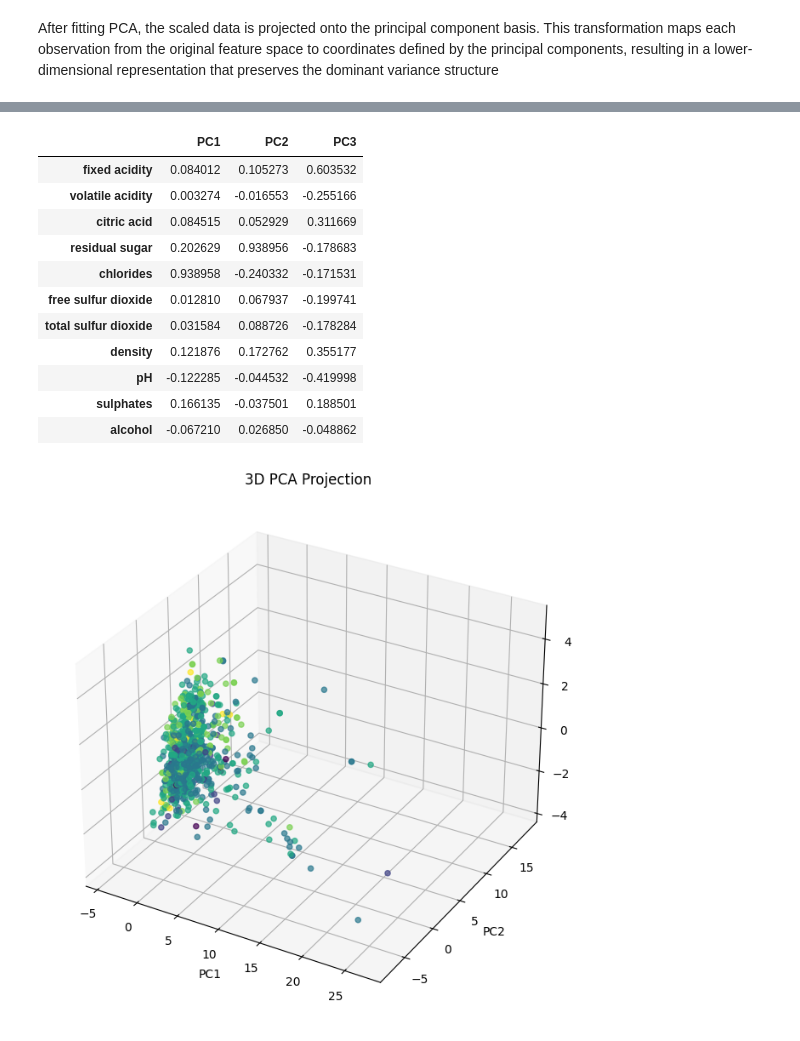
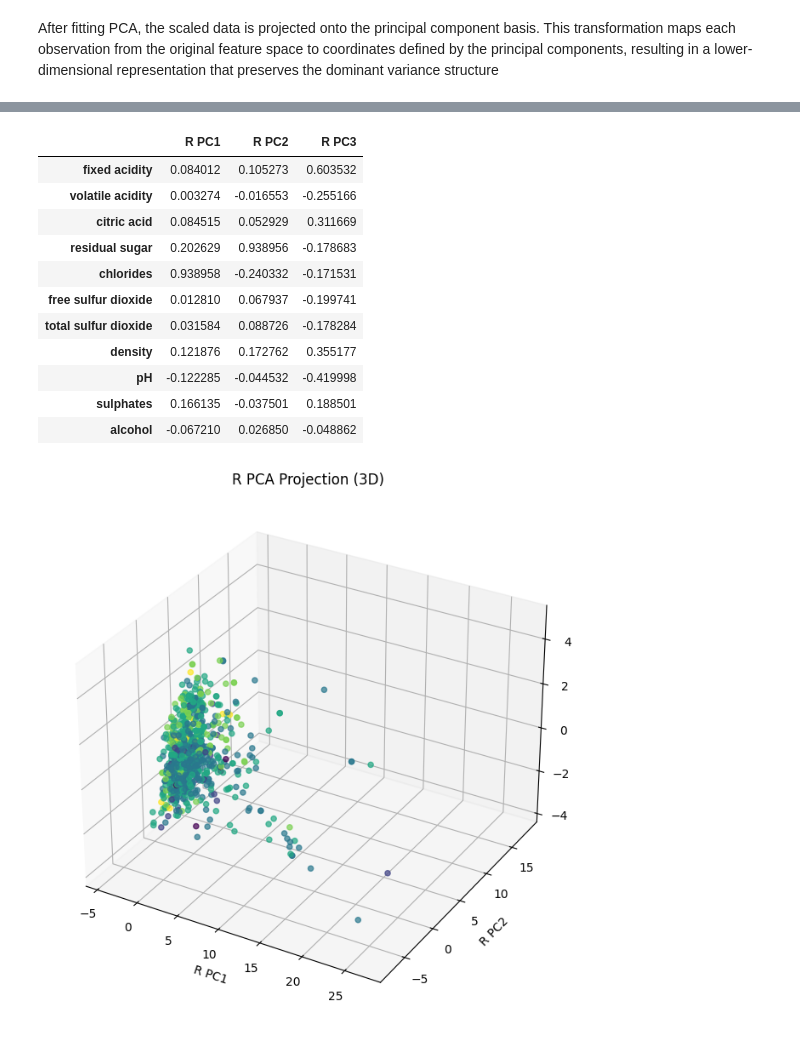
Before and after one commit to Leop-SR/Intrinsic-vs-Projected-Neighbors, a Jupyter notebook: notebooks/03_pca_geometry.ipynb, the cells around one changed output, grey strips where cells are left out. Drawn from its saved outputs; the diff is of its cells as text; code cells hidden in the pictures.

```diff
--- a/notebooks/03_pca_geometry.ipynb
+++ b/notebooks/03_pca_geometry.ipynb
@@ -22,4 +15,4 @@ df.head()
 # %%
 quality = df['quality']
-df_scaled = robust_scaling(df.drop(['quality', 'Id'], axis=1))
-df_scaled
+df_robust_scaled = robust_scaling(df.drop(['quality', 'Id'], axis=1))
+df_standard_scaled = standarization(df.drop(['quality','Id'], axis=1))
@@ -41,11 +20,13 @@ df_scaled
 Before applying PCA, the target variable (quality) was separated from the dataset. Since PCA operates exclusively on the feature space and is an unsupervised linear transformation, only the scaled features were used for dimensionality reduction.
 # %%
 from sklearn.decomposition import PCA
-pca_2d = PCA(n_components=2)
+pca_2d_rob= PCA(n_components=2)
+pca_2d_std = PCA(n_components=2)
 # %% [markdown]
 To analyze the geometric behavior or PCA, we define first a PCA transformation with two principal components. This allow us to study how the original feature space is projected onto a lower-dimensional orthogonal subespace.
 # %%
-pca_2d.fit(df_scaled)
+pca_2d_rob.fit(df_robust_scaled)
+pca_2d_std.fit(df_standard_scaled)
 # %% [output]
 PCA(n_components=2)
 # %% [markdown]
@@ -114,6 +138,9 @@ Finally, although PCA is effective for geometric interpretation and dimensionali
 # %%
-pca_3d = PCA(n_components=3)
-df_pca_3d = pca_3d.fit_transform(df_scaled)
-data_3d = pd.DataFrame(df_pca_3d, columns=['PC1','PC2','PC3'])
-data_3d
+pca_3d_rob = PCA(n_components=3)
+pca_3d_std = PCA(n_components=3)
+df_rob_pca_3d = pca_3d_rob.fit_transform(df_robust_scaled)
+df_std_pca_3d = pca_3d_std.fit_transform(df_standard_scaled)
+rob_data_3d = pd.DataFrame(df_rob_pca_3d, columns=['R PC1','R PC2','R PC3'])
+std_data_3d = pd.DataFrame(df_std_pca_3d, columns=['Z PC1', 'Z PC2', 'Z PC3'])
+std_data_3d
 # %% [output]
@@ -132,13 +159,10 @@ data_3d
 1143 rows × 3 columns
 # %%
-weights = pd.DataFrame(
-    pca_3d.components_.T,
-    index=df_scaled.columns,
-    columns=['PC1','PC2','PC3']
-)
-weights
+loadings_rob_3d = pd.DataFrame(pca_3d_rob.components_.T, index=df_robust_scaled.columns, columns=['R PC1','R PC2','R PC3'])
+loadings_std_3d = pd.DataFrame(pca_3d_std.components_.T, index=df_standard_scaled.columns, columns=['Z PC1','Z PC2','Z PC3'])
+loadings_rob_3d
 # %% [output]
-|  | PC1 | PC2 | PC3 |
+|  | R PC1 | R PC2 | R PC3 |
 | fixed acidity | 0.084012 | 0.105273 | 0.603532 |
 | volatile acidity | 0.003274 | -0.016553 | -0.255166 |
 | citric acid | 0.084515 | 0.052929 | 0.311669 |
@@ -153,13 +177,13 @@ weights
 # %%
 from mpl_toolkits.mplot3d import Axes3D
 
 fig = plt.figure(figsize=(8, 8))
 ax = fig.add_subplot(111, projection='3d')
-scatter = ax.scatter( df_pca_3d[:, 0], df_pca_3d[:, 1], df_pca_3d[:, 2], c=quality, alpha=0.7)
-ax.set_xlabel('PC1')
-ax.set_ylabel('PC2')
-ax.set_zlabel('PC3')
-plt.title('3D PCA Projection')
+scatter = ax.scatter(rob_data_3d['R PC1'], rob_data_3d['R PC2'], rob_data_3d['R PC3'], c=quality, alpha=0.7)
+ax.set_xlabel('R PC1')
+ax.set_ylabel('R PC2')
+ax.set_zlabel('R PC3')
+plt.title('R PCA Projection (3D)')
 plt.show()
 # %% [output]
-[figure, old version]
+[figure, new version]
```
Also changed, not shown: parts of 16 cells of this notebook, 1 other file.
